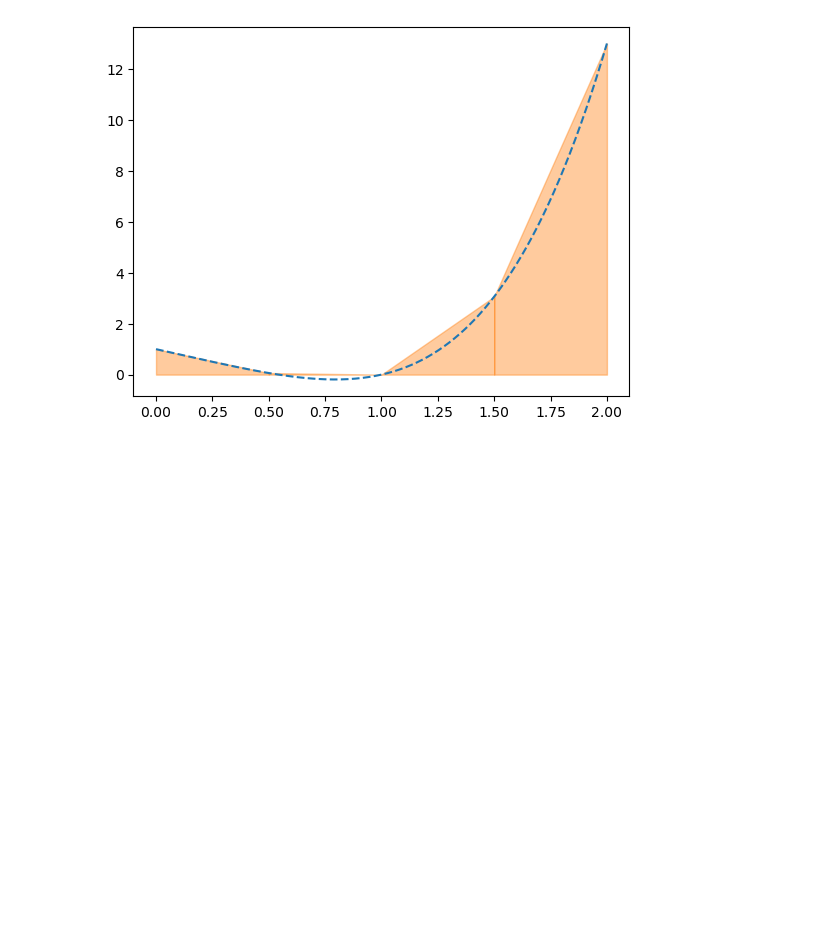
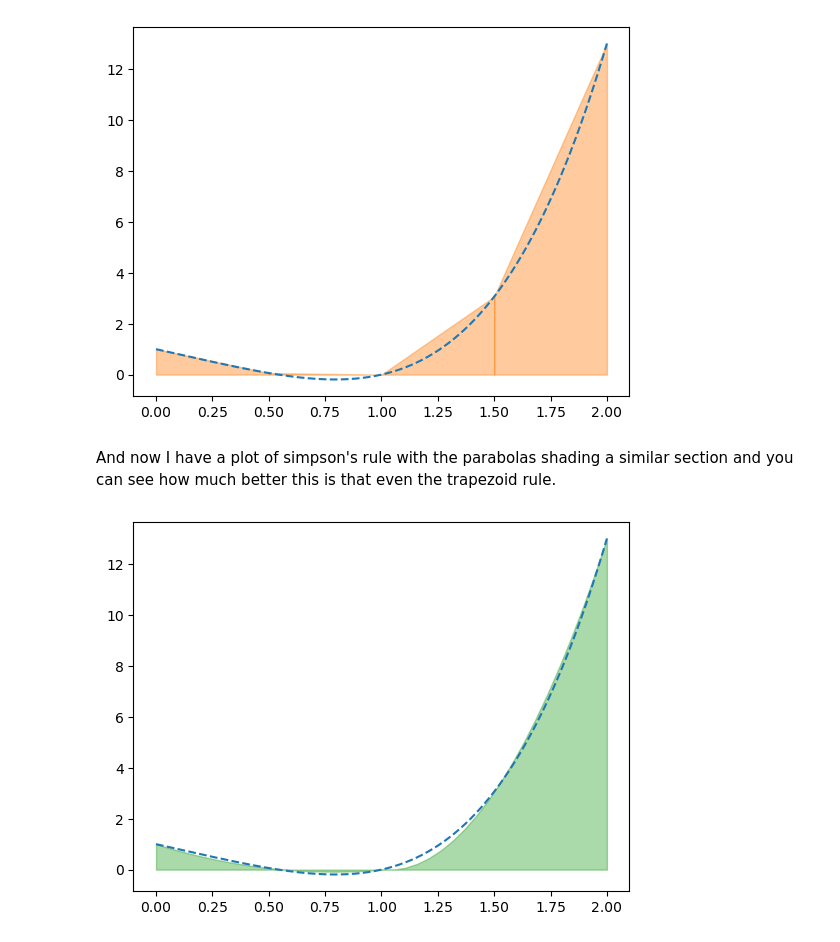
Before and after one commit to ehremington/390-2025-fall, a Jupyter notebook: develop/day10.ipynb, the cells around one changed output. Cells and saved outputs as stored; diff of their text form; code cells hidden in the pictures; blank space fills up the shorter version.

```diff
--- a/develop/day10.ipynb
+++ b/develop/day10.ipynb
@@ -83,3 +83,17 @@ for i in range(len(x)-1):
     ax1.fill_between(xs, ys, alpha=0.4, color='C1')
 # %% [output]
 [figure]
+# %% [markdown]
+And now I have a plot of simpson's rule with the parabolas shading a similar section and you can see how much better this is that even the trapezoid rule.
+# %%
+fig2, ax2 = plt.subplots()
+ax2.plot(x0, y0, '--')
+
+for i in range(0, len(x)-2, 2):  # step by 2
+    xs = np.linspace(x[i], x[i+2], 20)
+    coeffs = np.polyfit([x[i], x[i+1], x[i+2]],
+                        [y[i], y[i+1], y[i+2]], 2)
+    ys = np.polyval(coeffs, xs)
+    ax2.fill_between(xs, ys, alpha=0.4, color='C2')
+# %% [output]
+[figure, added]
```
Also changed, not shown: 22 other files.
